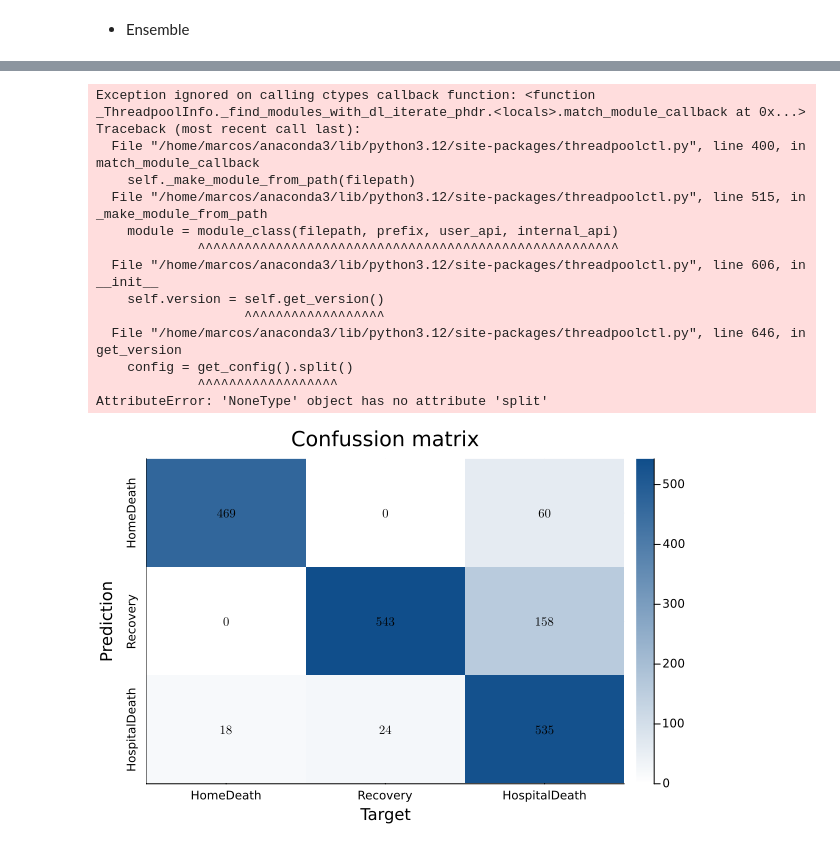
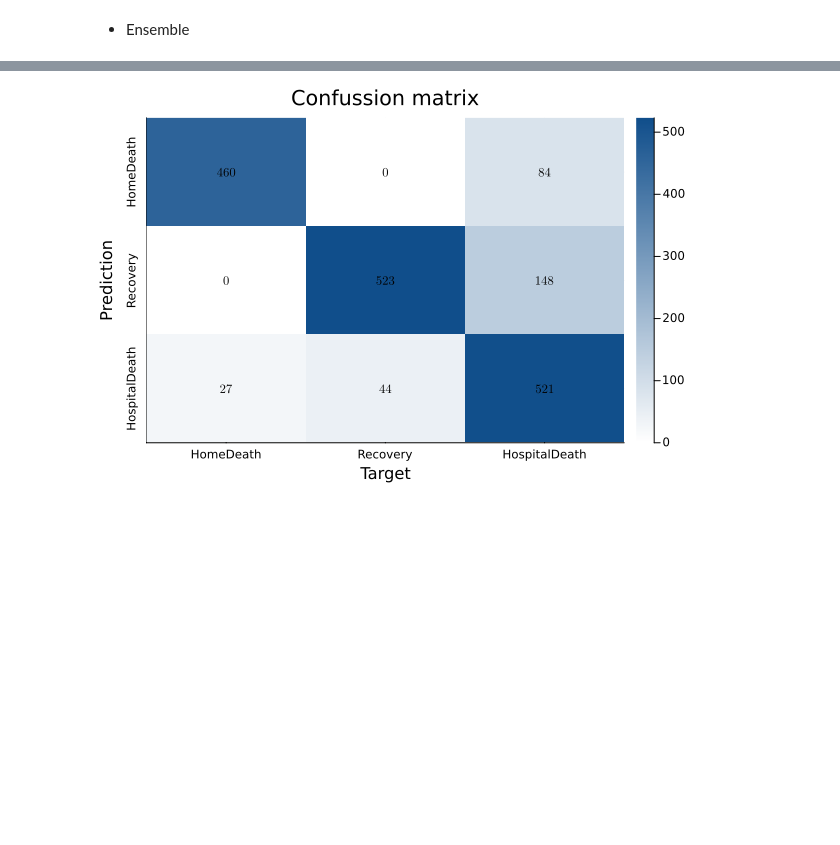
Before and after one commit to blasaraujo14/projectA_ML1, a Jupyter notebook: projectA_multiclass.ipynb, the cells around one changed output, grey strips where cells are left out. Saved outputs shown, nothing was run; the diff lists cells and outputs as text; code cells hidden in the pictures; blank space fills up the shorter version.

Commit message:
Fix ensemble evaluation

```diff
--- a/projectA_multiclass.ipynb
+++ b/projectA_multiclass.ipynb
@@ -336,39 +311,27 @@ printCrossValOutput(trainClassEnsemble(estimators, params, (trainInputs, trainTa
 # %%
 using Plots;
 
 # train best model with all paterns and build confusion matrix with all patterns
 train = (trainInputs, trainTargets); test = (testInputs, testTargets);
 
-ensemble = fitEnsemble(train, estimators, params)
+# standardization is applied
+trainNorm, _, testNorm = prepareDataForFitting(train, test)
+ensemble = fitEnsemble(trainNorm, estimators, params)
 
 classes = unique(trainTargets)
-matAndMetrics = confusionMatrix(predict(ensemble, testInputs), testTargets; weighted=true)
+matAndMetrics = confusionMatrix(predict(ensemble, testNorm[1]), testTargets; weighted=true)
 confMat = matAndMetrics[8]
 
 function displayConfMat(confMat, classes)
     (n,m) = size(confMat)
     heatmap(confMat, fc=cgrad([:white,:dodgerblue4]), xticks=(1:m,classes), yrot=90, yticks=(1:m,classes),
             title="Confussion matrix", xlabel="Target", ylabel="Prediction", yflip=true)
     # add number of coincidences in each cell
     annotate!([(j, i, text(round(confMat[i,j]), 8,"Computer Modern",:black)) for i in 1:n for j in 1:m])
 end
 
 class_map = Dict(0 => "Recovery", 1 => "HomeDeath", 2 => "HospitalDeath")
 classNames = [class_map[class] for class in classes]
 displayConfMat(confMat, classNames)
 # %% [output]
-Exception ignored on calling ctypes callback function: <function _ThreadpoolInfo._find_modules_with_dl_iterate_phdr.<locals>.match_module_callback at 0x...>
-Traceback (most recent call last):
-  File "/home/marcos/anaconda3/lib/python3.12/site-packages/threadpoolctl.py", line 400, in match_module_callback
-    self._make_module_from_path(filepath)
-  File "/home/marcos/anaconda3/lib/python3.12/site-packages/threadpoolctl.py", line 515, in _make_module_from_path
-    module = module_class(filepath, prefix, user_api, internal_api)
-             ^^^^^^^^^^^^^^^^^^^^^^^^^^^^^^^^^^^^^^^^^^^^^^^^^^^^^^
-  File "/home/marcos/anaconda3/lib/python3.12/site-packages/threadpoolctl.py", line 606, in __init__
-    self.version = self.get_version()
-                   ^^^^^^^^^^^^^^^^^^
-  File "/home/marcos/anaconda3/lib/python3.12/site-packages/threadpoolctl.py", line 646, in get_version
-    config = get_config().split()
-             ^^^^^^^^^^^^^^^^^^
-AttributeError: 'NoneType' object has no attribute 'split'
-[figure, old version]
+[figure, new version]
```
Also changed, not shown: parts of 2 cells of this notebook, 2 other files.
